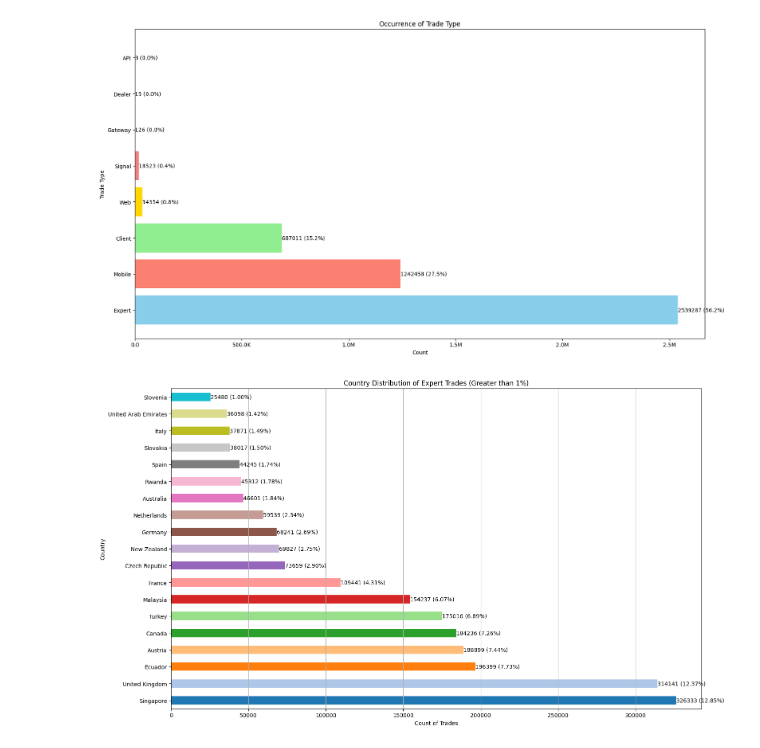
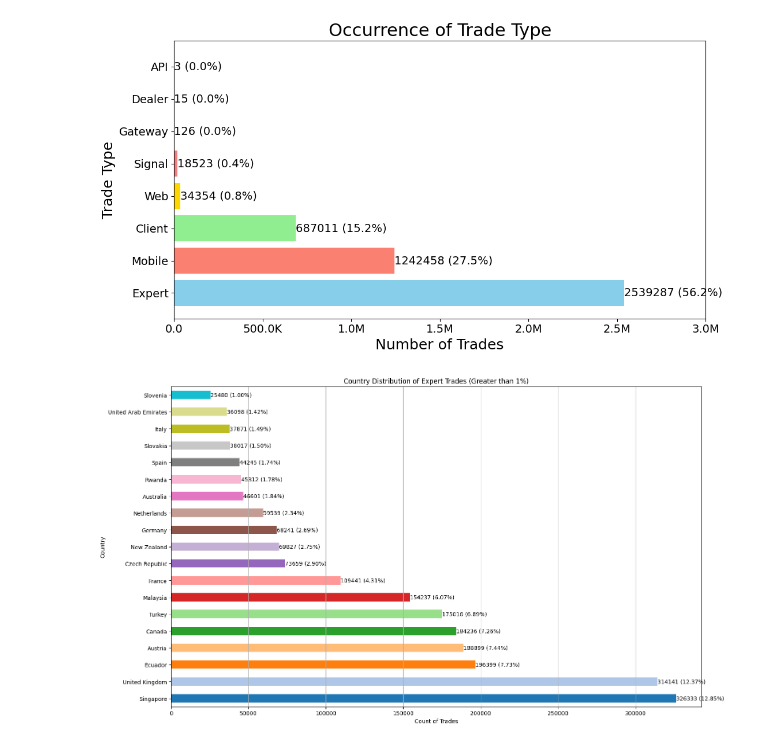
Before and after one commit to CommonCrayon/CapstoneProject, a Jupyter notebook: EDA_ReasonCountryDistribution.ipynb, the cells around one changed output. Drawn from its saved outputs; the diff is of its cells as text; code cells hidden in the pictures.

```diff
--- a/EDA_ReasonCountryDistribution.ipynb
+++ b/EDA_ReasonCountryDistribution.ipynb
@@ -240,42 +240,49 @@ data_with_percentage = [(reason, count, count / total_count * 100) for reason, c
 sorted_data = sorted(data_with_percentage, key=lambda x: x[1], reverse=True)
 
 # Plotting
-plt.figure(figsize=(16, 9))
+plt.figure(figsize=(11, 6))
 
 # Data preparation
 reasons = [item[0] for item in sorted_data]
 counts = [item[1] for item in sorted_data]
 percentages = [item[2] for item in sorted_data]
 
 # Assigning colors to bars
 colors = ['skyblue', 'salmon', 'lightgreen', 'gold', 'lightcoral']
 
 # Plotting horizontally
 bars = plt.barh(reasons, counts, color=colors)
 
 # Function to format x-axis labels
 def format_func(value, tick_number):
     if value >= 1_000_000:
         return f'{value / 1_000_000:.1f}M'
     elif value >= 1_000:
         return f'{value / 1_000:.1f}K'
     else:
         return f'{value}'
 
 plt.gca().xaxis.set_major_formatter(FuncFormatter(format_func))
 
-plt.xlabel('Count')
-plt.ylabel('Trade Type')
-plt.title('Occurrence of Trade Type')
+plt.xlabel('Number of Trades', fontsize=18)
+plt.ylabel('Trade Type', fontsize=18)
+
+plt.yticks(fontsize=14)
+plt.xticks(fontsize=14)
+
+plt.xlim([0, 3000000])
+
+
+plt.title('Occurrence of Trade Type', fontsize=22)
 plt.tight_layout()
 
 # Add labels on each bar with count and percentage
 for bar, count, percentage in zip(bars, counts, percentages):
-    plt.text(bar.get_width(), bar.get_y() + bar.get_height()/2, f'{count} ({percentage:.1f}%)', va='center', ha='left', color='black', fontsize=10)
+    plt.text(bar.get_width(), bar.get_y() + bar.get_height()/2, f'{count} ({percentage:.1f}%)', va='center', ha='left', color='black', fontsize=14)
 
 plt.show()
 # %% [output]
-[figure, old version]
+[figure, new version]
 # %%
 import pandas as pd
 import matplotlib.pyplot as plt
```
